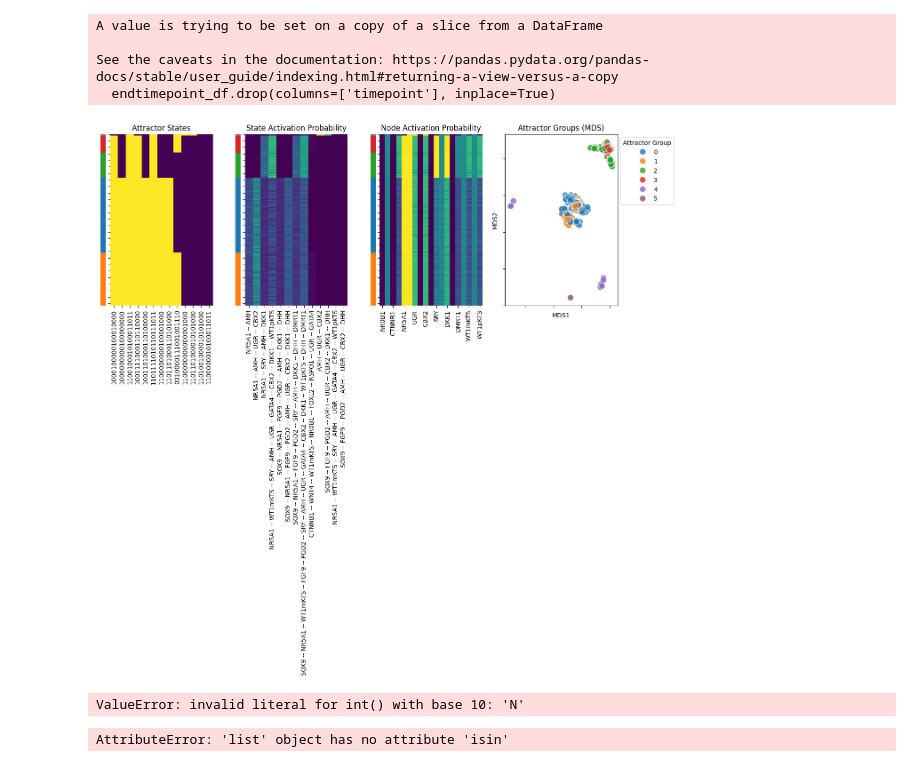
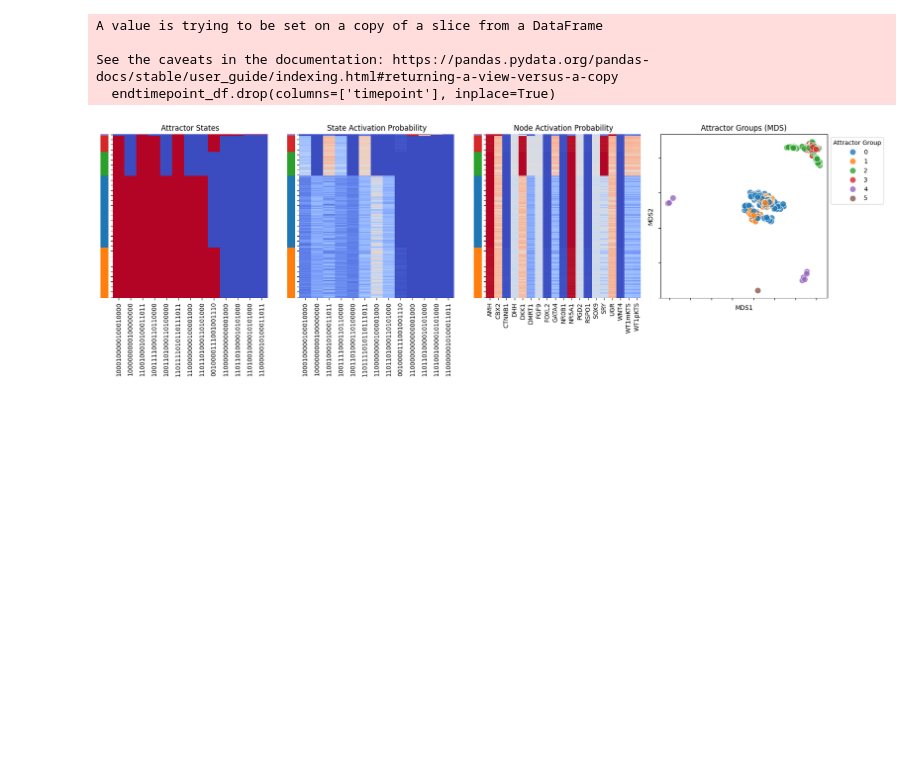
Before and after one commit to sysbio-curie/AstroLogics, a Jupyter notebook: scripts/SupplementaryAnalysis_Human Gonadal Sex Determination_26573569.ipynb, the cells around one changed output. Saved outputs shown, nothing was run; the diff lists cells and outputs as text; code cells hidden in the pictures; blank space fills up the shorter version.

```diff
--- a/scripts/SupplementaryAnalysis_Human Gonadal Sex Determination_26573569.ipynb
+++ b/scripts/SupplementaryAnalysis_Human Gonadal Sex Determination_26573569.ipynb
@@ -216,12 +216,35 @@ A value is trying to be set on a copy of a slice from a DataFrame
 
 See the caveats in the documentation: https://pandas.pydata.org/pandas-docs/stable/user_guide/indexing.html#returning-a-view-versus-a-copy
   endtimepoint_df.drop(columns=['timepoint'], inplace=True)
+# %%
+import re
+
+def paths_to_binary(nodes, paths):
+    # Make a stable index mapping for node positions
+    idx = {n: i for i, n in enumerate(nodes)}
+
+    out = []
+    for p in paths:
+        # split on '-', '—', '–' with optional spaces
+        parts = [s.strip() for s in re.split(r'\s*[-–—]\s*', p)]
+        bits = ['0'] * len(nodes)
+        for node in parts:
+            if node in idx:
+                bits[idx[node]] = '1'
+        out.append(''.join(bits))
+    return out
+
+# Convert states to binary states
+node_name = test[0]
+nodes = node_name
+paths = data_states.columns
+binary_path = paths_to_binary(nodes, paths)
 # %%
 # Combine three heatmaps and the scatter plot into one figure with subplots
-fig, axes = plt.subplots(1, 4, figsize=(15, 5))
+fig, axes = plt.subplots(1, 4, figsize=(18, 6))
 
 # Attractor heatmap
-sns.heatmap(data, ax=axes[0], cmap='viridis', cbar=False)
+sns.heatmap(data, ax=axes[0], cmap='coolwarm', cbar=False)
 axes[0].set_title('Attractor States')
 axes[0].set_yticklabels([])
 axes[0].set_xlabel(None)
@@ -233,7 +256,10 @@ color_ax0.imshow(row_colors_arr[:, np.newaxis], aspect='auto')
 color_ax0.axis('off')
 
 # State activation probability heatmap
-sns.heatmap(data_states, ax=axes[1], cmap='viridis', cbar=False)
+data_states_plot = data_states.copy()
+data_states_plot.columns = binary_path
+data_states_plot = data_states_plot.loc[:,data.columns]
+sns.heatmap(data_states_plot, ax=axes[1], cmap='coolwarm', cbar=False)
 axes[1].set_title('State Activation Probability')
 axes[1].set_yticklabels([])
 axes[1].set_xlabel(None)
@@ -244,46 +270,40 @@ color_ax1.imshow(row_colors_arr_states[:, np.newaxis], aspect='auto')
 color_ax1.axis('off')
 
 # Node activation probability heatmap
-sns.heatmap(data_node, ax=axes[2], cmap='viridis', cbar=False)
+sns.heatmap(data_node[node_name], ax=axes[2], cmap='coolwarm', cbar=False)
 axes[2].set_title('Node Activation Probability')
 axes[2].set_yticklabels([])
 axes[2].set_xlabel(None)
 row_colors_arr_node = np.array([mcolors.to_rgb(c) for c in row_colors])
 divider2 = make_axes_locatable(axes[2])
 color_ax2 = divider2.append_axes("left", size="5%", pad=0.1)
 color_ax2.imshow(row_colors_arr_node[:, np.newaxis], aspect='auto')
 color_ax2.axis('off')
 
 # Scatter plot (MDS)
 coords = model.trajectory.mds_coords
 coords['attractor_group'] = coords.index.map(attractor_group_dict)
 sns.scatterplot(
     x=coords['x'],
     y=coords['y'],
     hue=coords['attractor_group'],
     palette='tab10',
     s=100,
     alpha=0.8,
     ax=axes[3]
 )
 axes[3].set_title('Attractor Groups (MDS)')
 axes[3].set_xlabel('MDS1')
 axes[3].set_ylabel('MDS2')
 axes[3].grid(False)
 axes[3].legend(title="Attractor Group", loc='best', bbox_to_anchor=(1, 1))
 axes[3].set_xticklabels([])
 axes[3].set_yticklabels([])
 
 plt.tight_layout()
 plt.show()
 # %% [output]
-[figure, old version]
+[figure, new version]
-# %%
-node_name = test[0]
-
-data_states.columns
-# %% [output]
-ValueError: invalid literal for int() with base 10: 'N'
 # %%
 import re
 
@@ -306,7 +326,3 @@ def paths_to_binary(nodes, paths):
 nodes = node_name
 paths = data_states.columns
 binary_path = paths_to_binary(nodes, paths)
-# %%
-data
-# %% [output]
-AttributeError: 'list' object has no attribute 'isin'
```
Also changed, not shown: parts of 2 cells of this notebook.
